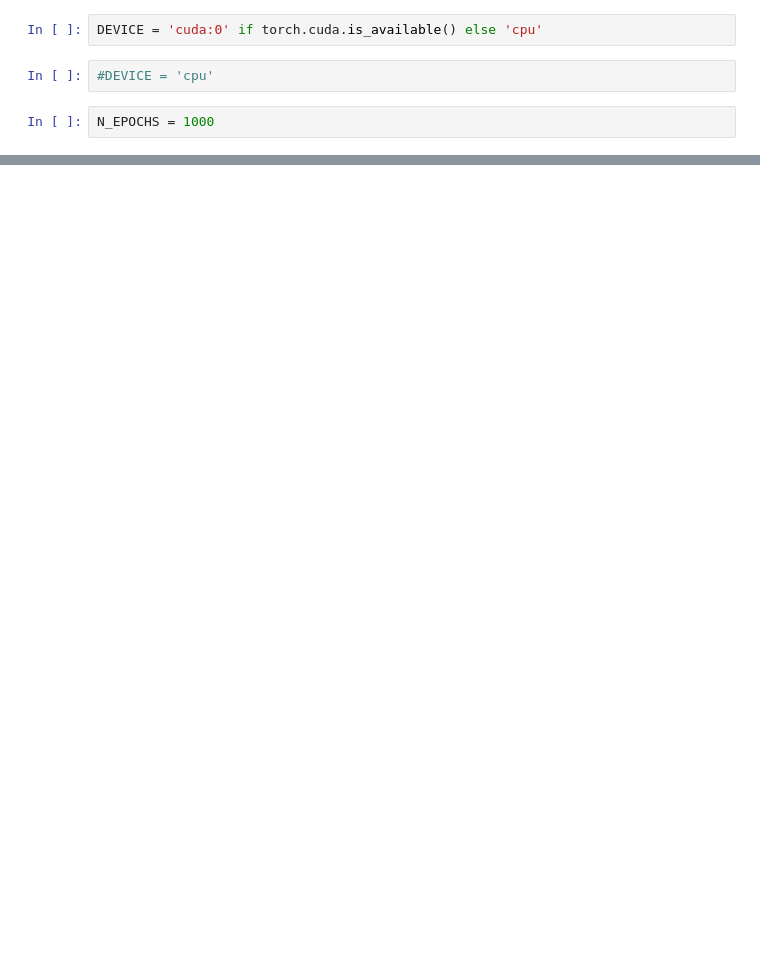
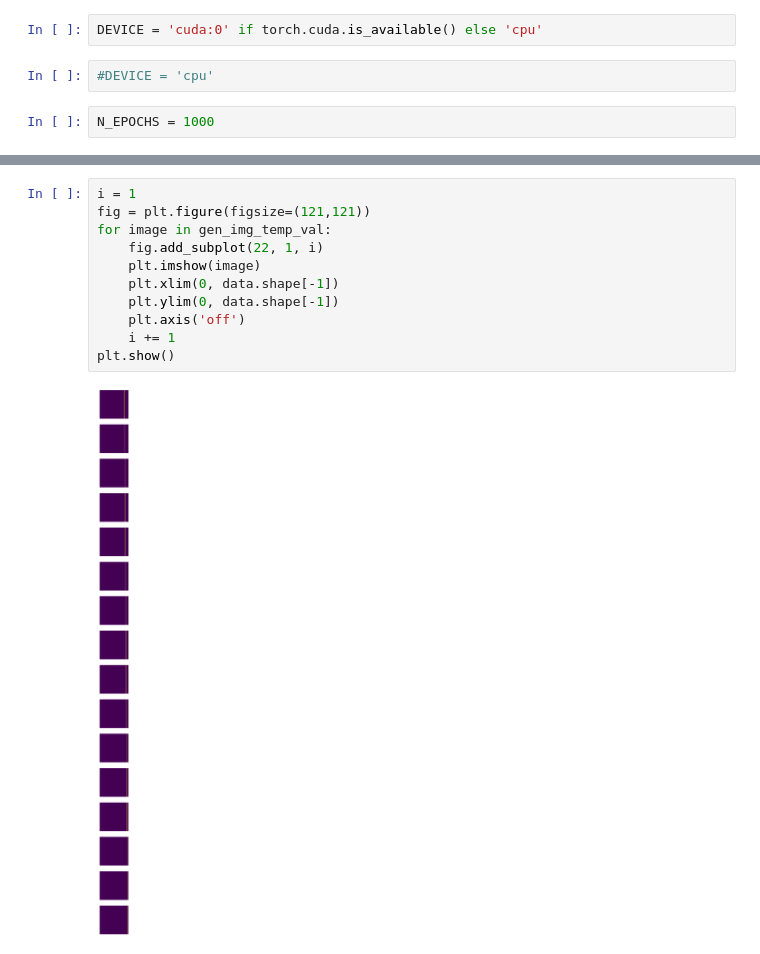
Before and after one commit to ranamihir/visual_embeddings_for_rl, a Jupyter notebook: notebooks/Decoder.ipynb, the cells around one changed output, grey strips where cells are left out. Drawn from its saved outputs; the diff is of its cells as text; blank space fills up the shorter version.

```diff
--- a/notebooks/Decoder.ipynb
+++ b/notebooks/Decoder.ipynb
@@ -430,0 +439,13 @@ plt.show()
+# %%
+i = 1
+fig = plt.figure(figsize=(121,121))
+for image in gen_img_temp_val:
+    fig.add_subplot(22, 1, i)
+    plt.imshow(image)
+    plt.xlim(0, data.shape[-1])
+    plt.ylim(0, data.shape[-1])
+    plt.axis('off')
+    i += 1
+plt.show()
+# %% [output]
+[figure, added]
```
Also changed, not shown: parts of 23 cells of this notebook.
